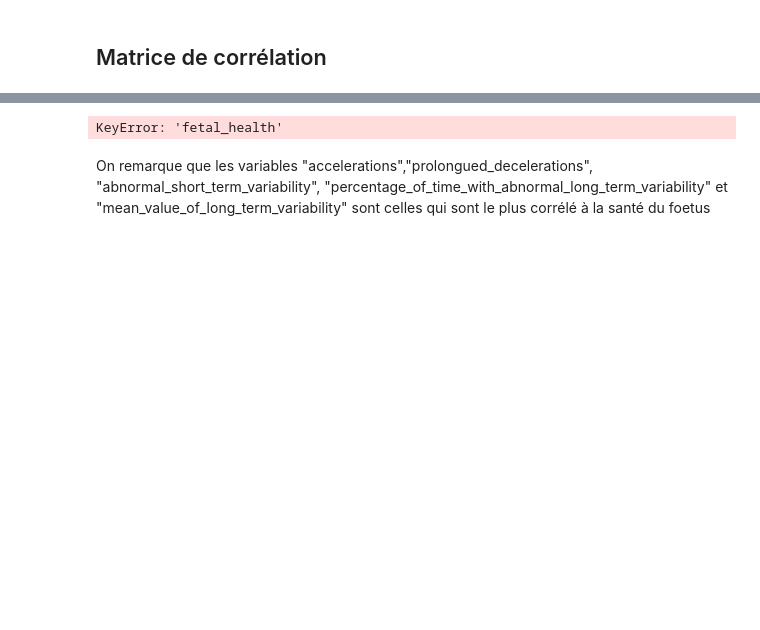
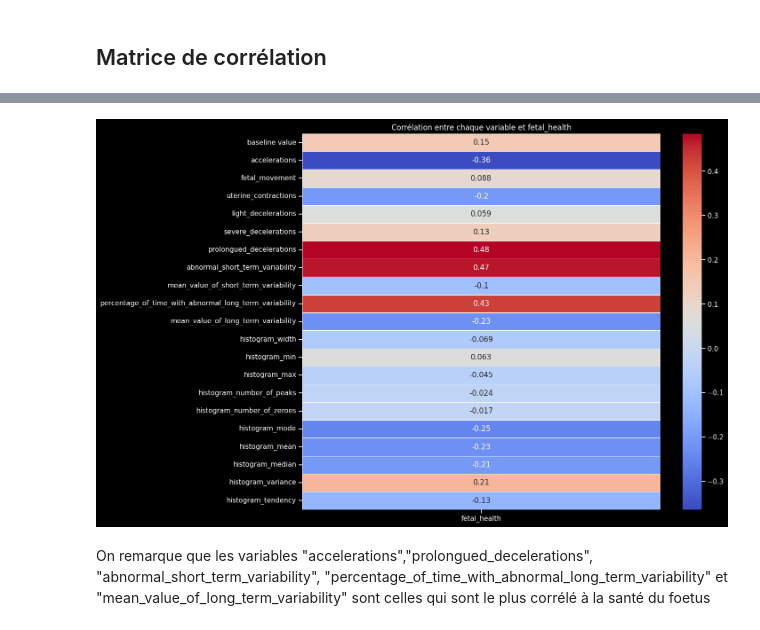
Before and after one commit to smanchajm/SY09-Fetal-Health-Prediction, a Jupyter notebook: analysis_and_non_supervised.ipynb, the cells around one changed output, grey strips where cells are left out. Cells and saved outputs as stored; diff of their text form; code cells hidden in the pictures; blank space fills up the shorter version.

```diff
--- a/analysis_and_non_supervised.ipynb
+++ b/analysis_and_non_supervised.ipynb
@@ -275,20 +275,20 @@ plt.show()
 # %%
 
 
-correlation_data = data.corr()['fetal_health']
+correlation_data = data_with_fetal_health.corr()['fetal_health']
 
 # Créez un DataFrame à partir de la série de corrélation
 correlation_df = pd.DataFrame(correlation_data)
 correlation_df = correlation_df.drop('fetal_health')
 
 # Tracez la heatmap de la corrélation
 plt.figure(figsize=(13, 11))
 plt.grid(False)
 sns.heatmap(correlation_df, cmap='coolwarm', linewidths=0.5, annot=True, )
 plt.title('Corrélation entre chaque variable et fetal_health')
 plt.show()
 # %% [output]
-KeyError: 'fetal_health'
+[figure, added]
 # %% [markdown]
 On remarque que les variables "accelerations","prolongued_decelerations", "abnormal_short_term_variability", "percentage_of_time_with_abnormal_long_term_variability" et "mean_value_of_long_term_variability" sont celles qui sont le plus corrélé  à la santé du foetus
 # %%
```
Also changed, not shown: parts of 5 cells of this notebook, 1 other file.
